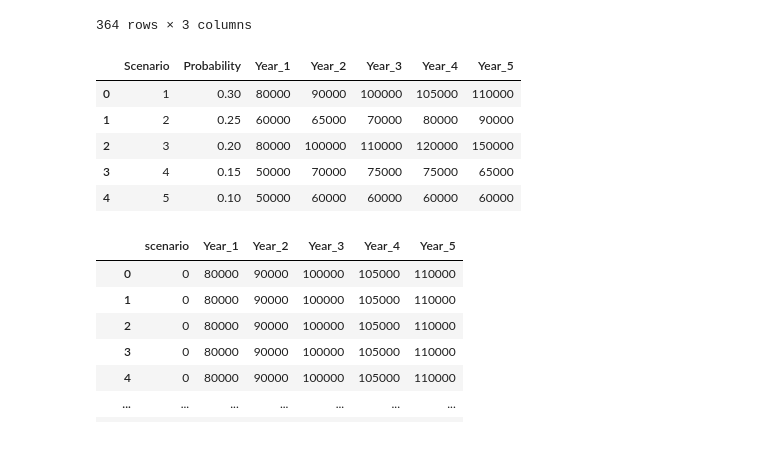
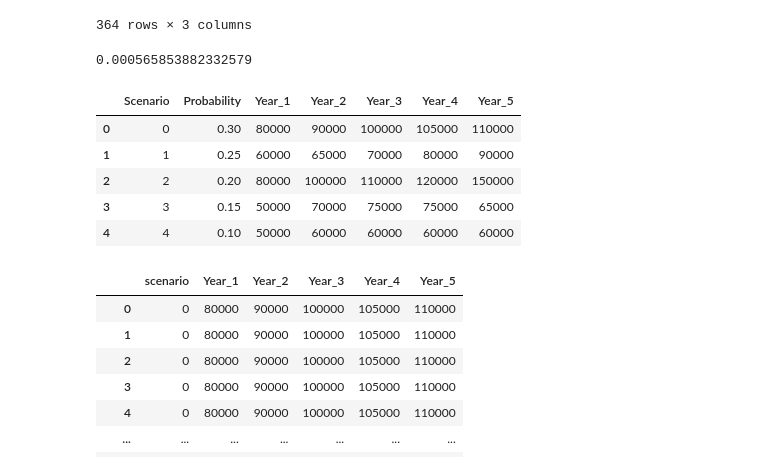
Before and after one commit to ArnavKetkar/ISyE-6202-Casework-3, a Jupyter notebook: Casework-3.ipynb, the cells around one changed output. Saved outputs shown, nothing was run; the diff lists cells and outputs as text; code cells hidden in the pictures.

```diff
--- a/Casework-3.ipynb
+++ b/Casework-3.ipynb
@@ -143,17 +143,23 @@ yearly_probs
 | 362 | 0.131300 | 0.209698 | 0.006281 |
 | 363 | 0.131300 | 0.197376 | 0.005912 |
 364 rows × 3 columns
+# %%
+yearly_probs.loc[42, 'yearly_prob']
+# %% [output]
+0.000565853882332579
 # %%
 annaul_demand_forecast = pd.read_csv("annual demand forecast.csv")
 annaul_demand_forecast = annaul_demand_forecast.rename(columns={'1': "Year_1", '2': "Year_2", '3': "Year_3", '4': "Year_4", '5': "Year_5"})
+annaul_demand_forecast['Scenario'] = [0,1,2,3,4]
+
 annaul_demand_forecast
 # %% [output]
 |  | Scenario | Probability | Year_1 | Year_2 | Year_3 | Year_4 | Year_5 |
-| 0 | 1 | 0.30 | 80000 | 90000 | 100000 | 105000 | 110000 |
-| 1 | 2 | 0.25 | 60000 | 65000 | 70000 | 80000 | 90000 |
-| 2 | 3 | 0.20 | 80000 | 100000 | 110000 | 120000 | 150000 |
-| 3 | 4 | 0.15 | 50000 | 70000 | 75000 | 75000 | 65000 |
-| 4 | 5 | 0.10 | 50000 | 60000 | 60000 | 60000 | 60000 |
+| 0 | 0 | 0.30 | 80000 | 90000 | 100000 | 105000 | 110000 |
+| 1 | 1 | 0.25 | 60000 | 65000 | 70000 | 80000 | 90000 |
+| 2 | 2 | 0.20 | 80000 | 100000 | 110000 | 120000 | 150000 |
+| 3 | 3 | 0.15 | 50000 | 70000 | 75000 | 75000 | 65000 |
+| 4 | 4 | 0.10 | 50000 | 60000 | 60000 | 60000 | 60000 |
 # %%
 demand_breakdown = annaul_demand_forecast[['Year_1', 'Year_2', 'Year_3', 'Year_4', 'Year_5']].copy()
 demand_breakdown = demand_breakdown.loc[demand_breakdown.index.repeat(364)]
```
Also changed, not shown: parts of 12 cells of this notebook.
